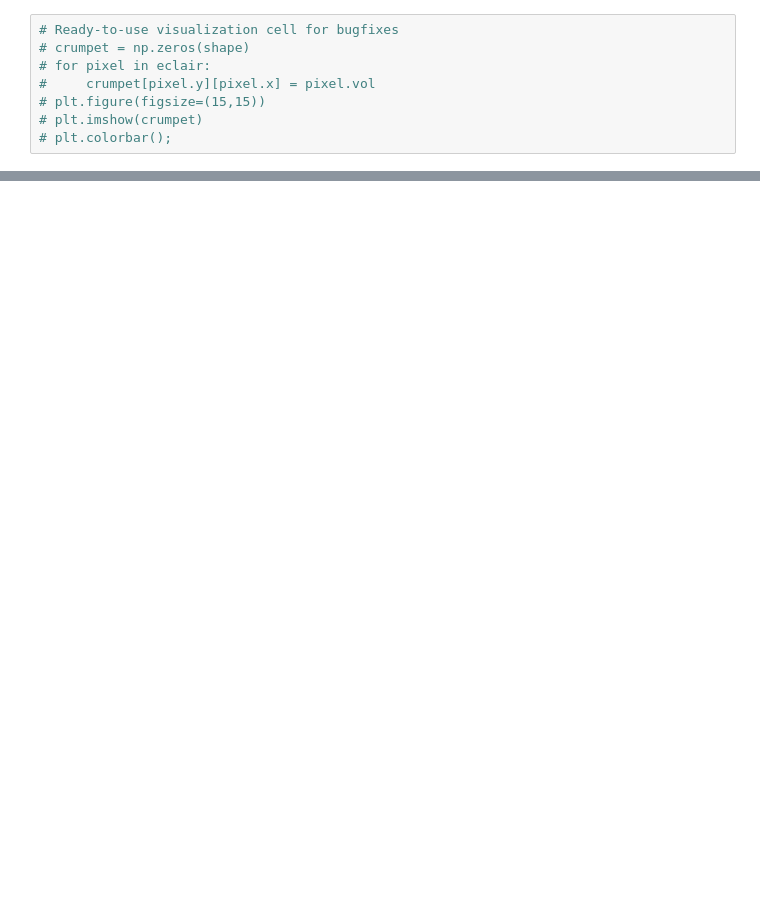
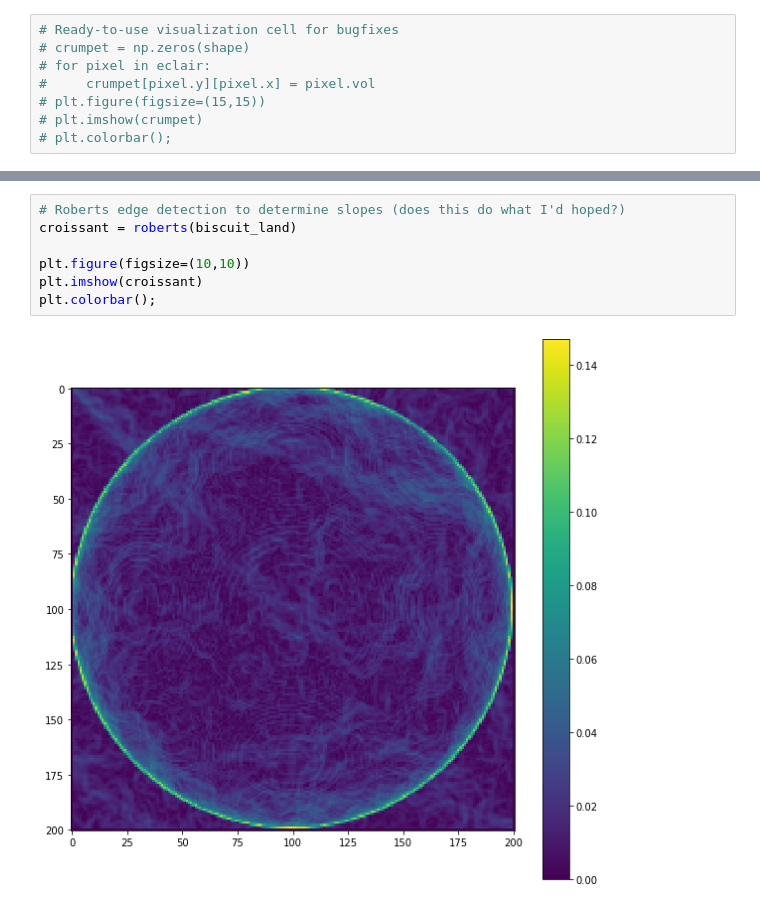
Before and after one commit to peckben1/IslandMaker, a Jupyter notebook: PerlinBlessed.ipynb, the cells around one changed output, grey strips where cells are left out. Drawn from its saved outputs; the diff is of its cells as text; blank space fills up the shorter version.

```diff
--- a/PerlinBlessed.ipynb
+++ b/PerlinBlessed.ipynb
@@ -409,0 +448,9 @@ plt.colorbar();
+# %%
+# Roberts edge detection to determine slopes (does this do what I'd hoped?)
+croissant = roberts(biscuit_land)
+
+plt.figure(figsize=(10,10))
+plt.imshow(croissant)
+plt.colorbar();
+# %% [output]
+[figure, added]
```
Also changed, not shown: parts of 25 cells of this notebook.
